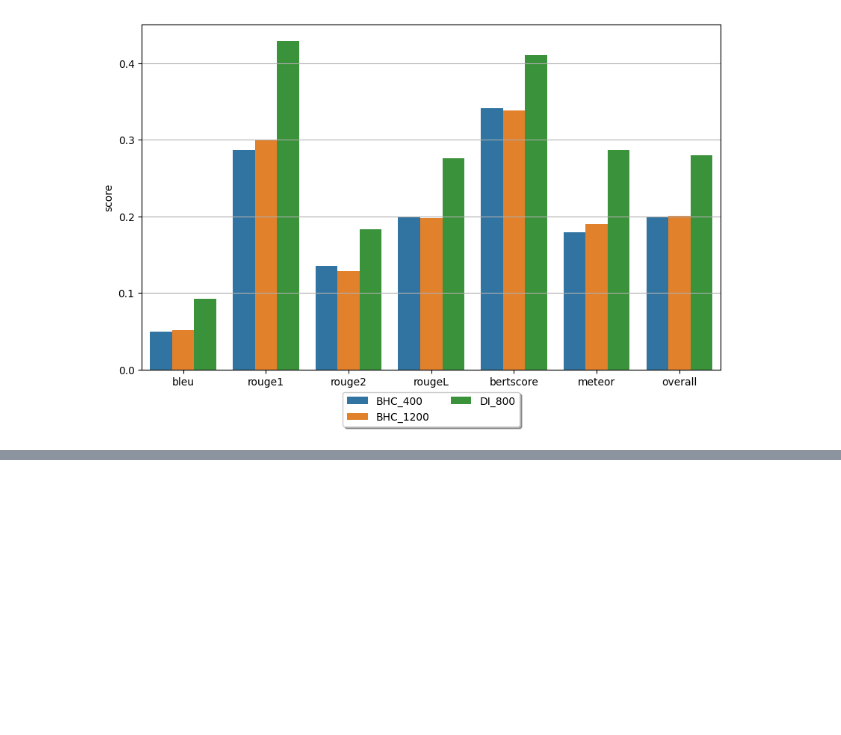
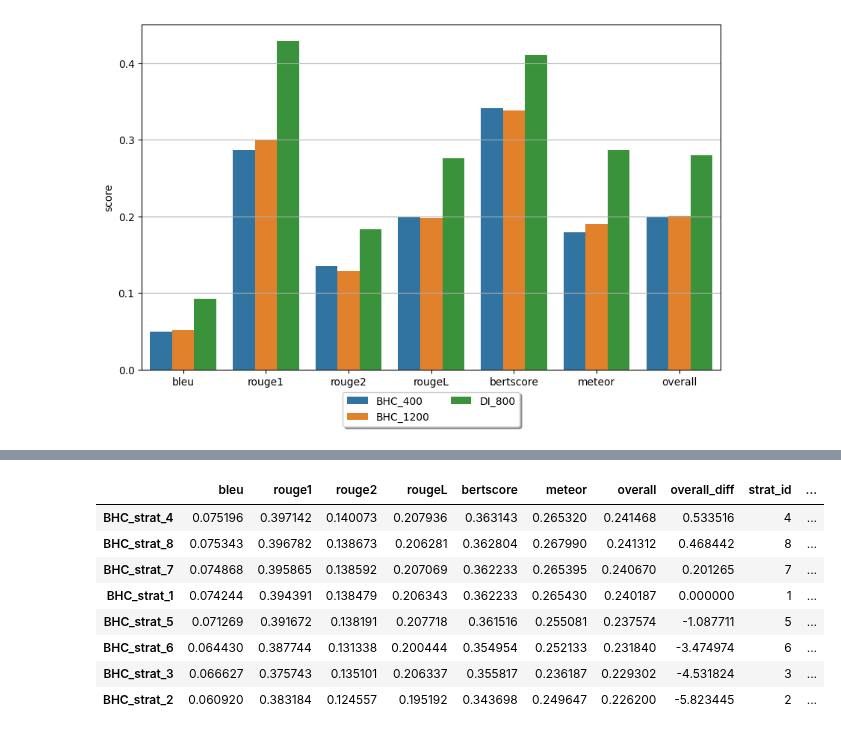
Before and after one commit to HAOTIAN89/MEDISCHARGE, a Jupyter notebook: notebooks/sections_scores_analysis.ipynb, the cells around one changed output, grey strips where cells are left out. Saved outputs shown, nothing was run; the diff lists cells and outputs as text; code cells hidden in the pictures; blank space fills up the shorter version.

```diff
--- a/notebooks/sections_scores_analysis.ipynb
+++ b/notebooks/sections_scores_analysis.ipynb
@@ -60,0 +110,3 @@ plt.show()
+# %%
+bhc_strategies = pd.read_json('../src/inference/ablation_strategies/bhc_ablation_strategies.jsonl', lines=True)
+di_strategies = pd.read_json('../src/inference/ablation_strategies/di_ablation_strategies.jsonl', lines=True)
@@ -60,0 +125,39 @@ plt.show()
+# %%
+# strat column is a list of strings and i want to find all the unique strings
+unique_strats_bhc = set()
+for i in range(len(bhc_strategies)):
+    unique_strats_bhc.update(bhc_strategies['strat'][i])
+
+unique_strats_di = set()
+for i in range(len(di_strategies)):
+    unique_strats_di.update(di_strategies['strat'][i])
+# %%
+# baseline is BHC_strat_1 overall score
+bhc_baseline = scores_bhc_strat_df['BHC_strat_1']['overall']
+scores_bhc_strat_df_T = scores_bhc_strat_df.drop(columns=['score_name']).T
+scores_bhc_strat_df_T['overall_diff'] = 100 * (scores_bhc_strat_df_T['overall'] - bhc_baseline) / bhc_baseline
+
+scores_bhc_strat_df_T['strat_id'] = scores_bhc_strat_df_T.index.map(lambda x: int(x.split('_')[-1]))
+scores_bhc_strat_df_T['missing_strats'] = None
+# find the sections in unique_strats_bhc that are not in bhc_strategies 'strat' column for each experiment and add them to the DataFrame
+for i in bhc_strategies['strat_idx']:
+    missing_strats = list(unique_strats_bhc - set(bhc_strategies[bhc_strategies['strat_idx'] == i]['strat'].values[0]))
+    if len(missing_strats) == 0:
+        missing_strats = None
+    else:
+        missing_strats = ', '.join(missing_strats)
+
+    # assign the missing_strats to the corresponding row at 'missing_strats' column
+    scores_bhc_strat_df_T.loc[f'BHC_strat_{i}', 'missing_strats'] = missing_strats
+
+scores_bhc_strat_df_T.sort_values(by='overall_diff', ascending=False)
+# %% [output]
+|  | bleu | rouge1 | rouge2 | rougeL | bertscore | meteor | overall | overall_diff | strat_id | ... |
+| BHC_strat_4 | 0.075196 | 0.397142 | 0.140073 | 0.207936 | 0.363143 | 0.265320 | 0.241468 | 0.533516 | 4 | ... |
+| BHC_strat_8 | 0.075343 | 0.396782 | 0.138673 | 0.206281 | 0.362804 | 0.267990 | 0.241312 | 0.468442 | 8 | ... |
+| BHC_strat_7 | 0.074868 | 0.395865 | 0.138592 | 0.207069 | 0.362233 | 0.265395 | 0.240670 | 0.201265 | 7 | ... |
+| BHC_strat_1 | 0.074244 | 0.394391 | 0.138479 | 0.206343 | 0.362233 | 0.265430 | 0.240187 | 0.000000 | 1 | ... |
+| BHC_strat_5 | 0.071269 | 0.391672 | 0.138191 | 0.207718 | 0.361516 | 0.255081 | 0.237574 | -1.087711 | 5 | ... |
+| BHC_strat_6 | 0.064430 | 0.387744 | 0.131338 | 0.200444 | 0.354954 | 0.252133 | 0.231840 | -3.474974 | 6 | ... |
+| BHC_strat_3 | 0.066627 | 0.375743 | 0.135101 | 0.206337 | 0.355817 | 0.236187 | 0.229302 | -4.531824 | 3 | ... |
+| BHC_strat_2 | 0.060920 | 0.383184 | 0.124557 | 0.195192 | 0.343698 | 0.249647 | 0.226200 | -5.823445 | 2 | ... |
```
Also changed, not shown: parts of 6 cells of this notebook, 2 other files.
